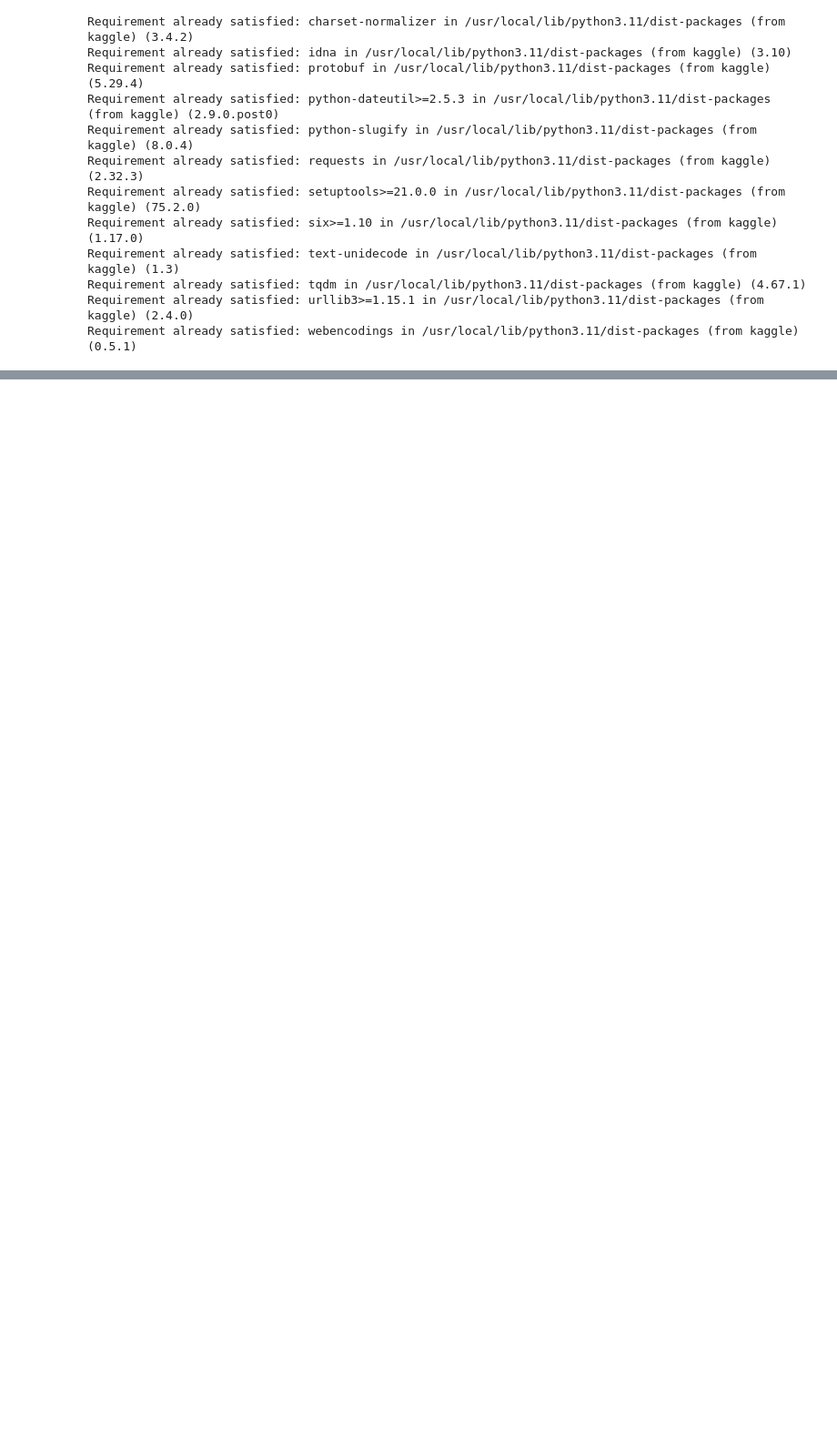
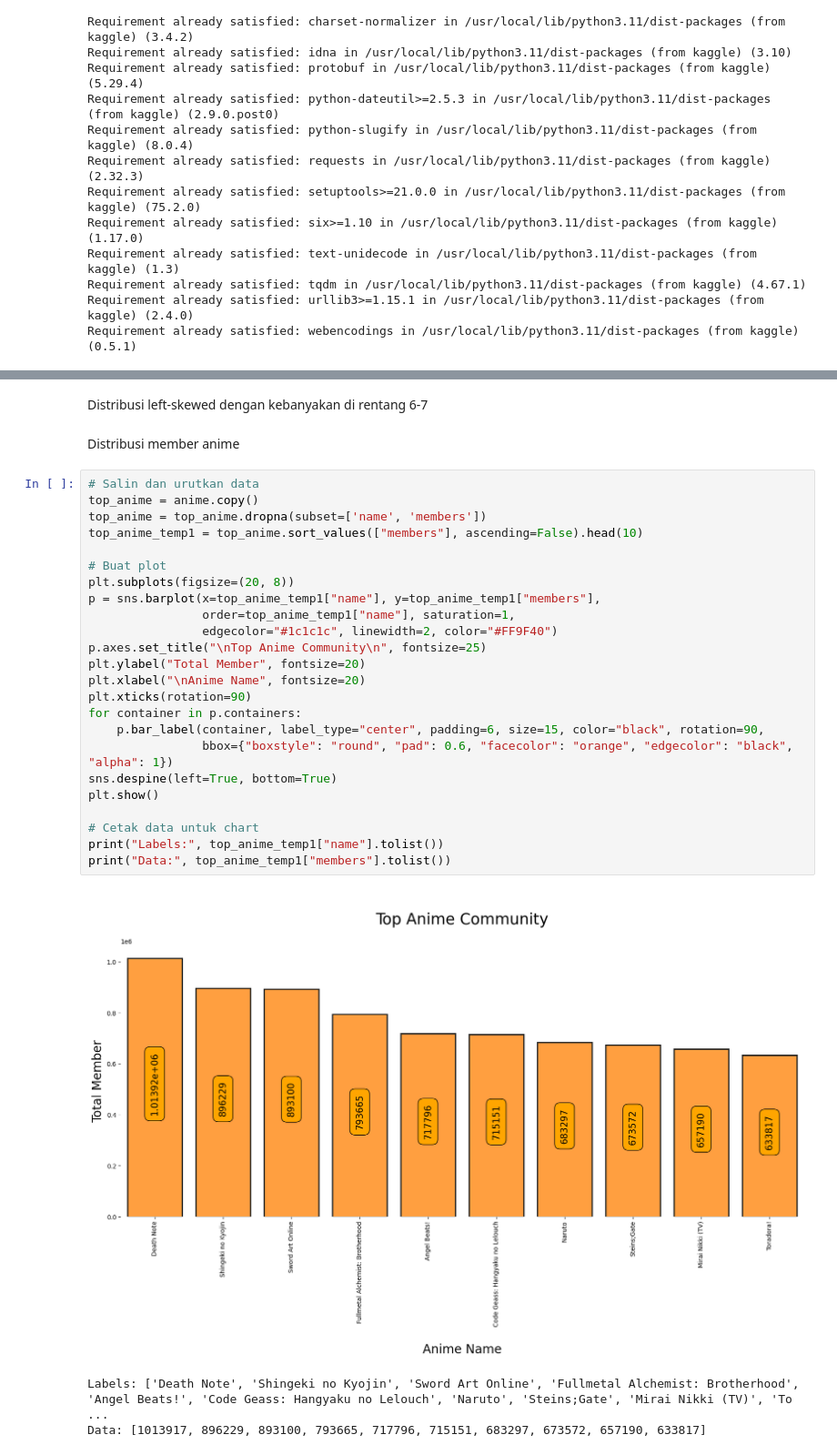
Before and after one commit to d4tu4llam/anime-recommendation, a Jupyter notebook: anime_reccomendation.ipynb, the cells around one changed output, grey strips where cells are left out. Shown at 91% size. Saved outputs shown, nothing was run; the diff lists cells and outputs as text; blank space fills up the shorter version.

```diff
--- a/anime_reccomendation.ipynb
+++ b/anime_reccomendation.ipynb
@@ -74,0 +373,32 @@ Successfully installed jedi-0.19.2
+# %% [markdown]
+Distribusi left-skewed dengan kebanyakan di rentang 6-7
+# %% [markdown]
+Distribusi member anime
+# %%
+# Salin dan urutkan data
+top_anime = anime.copy()
+top_anime = top_anime.dropna(subset=['name', 'members'])
+top_anime_temp1 = top_anime.sort_values(["members"], ascending=False).head(10)
+
+# Buat plot
+plt.subplots(figsize=(20, 8))
+p = sns.barplot(x=top_anime_temp1["name"], y=top_anime_temp1["members"],
+                order=top_anime_temp1["name"], saturation=1,
+                edgecolor="#1c1c1c", linewidth=2, color="#FF9F40")
+p.axes.set_title("\nTop Anime Community\n", fontsize=25)
+plt.ylabel("Total Member", fontsize=20)
+plt.xlabel("\nAnime Name", fontsize=20)
+plt.xticks(rotation=90)
+for container in p.containers:
+    p.bar_label(container, label_type="center", padding=6, size=15, color="black", rotation=90,
+                bbox={"boxstyle": "round", "pad": 0.6, "facecolor": "orange", "edgecolor": "black", "alpha": 1})
+sns.despine(left=True, bottom=True)
+plt.show()
+
+# Cetak data untuk chart
+print("Labels:", top_anime_temp1["name"].tolist())
+print("Data:", top_anime_temp1["members"].tolist())
+# %% [output]
+[figure, added]
+Labels: ['Death Note', 'Shingeki no Kyojin', 'Sword Art Online', 'Fullmetal Alchemist: Brotherhood', 'Angel Beats!', 'Code Geass: Hangyaku no Lelouch', 'Naruto', 'Steins;Gate', 'Mirai Nikki (TV)', 'To ...
+Data: [1013917, 896229, 893100, 793665, 717796, 715151, 683297, 673572, 657190, 633817]
```
Also changed, not shown: parts of 131 cells of this notebook, 1 other file.
